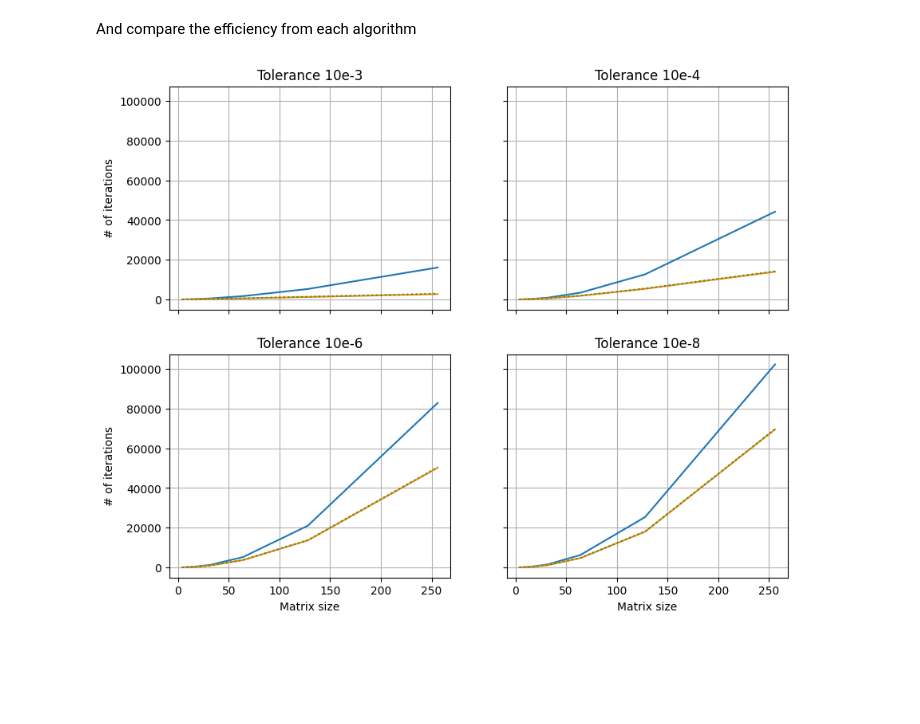
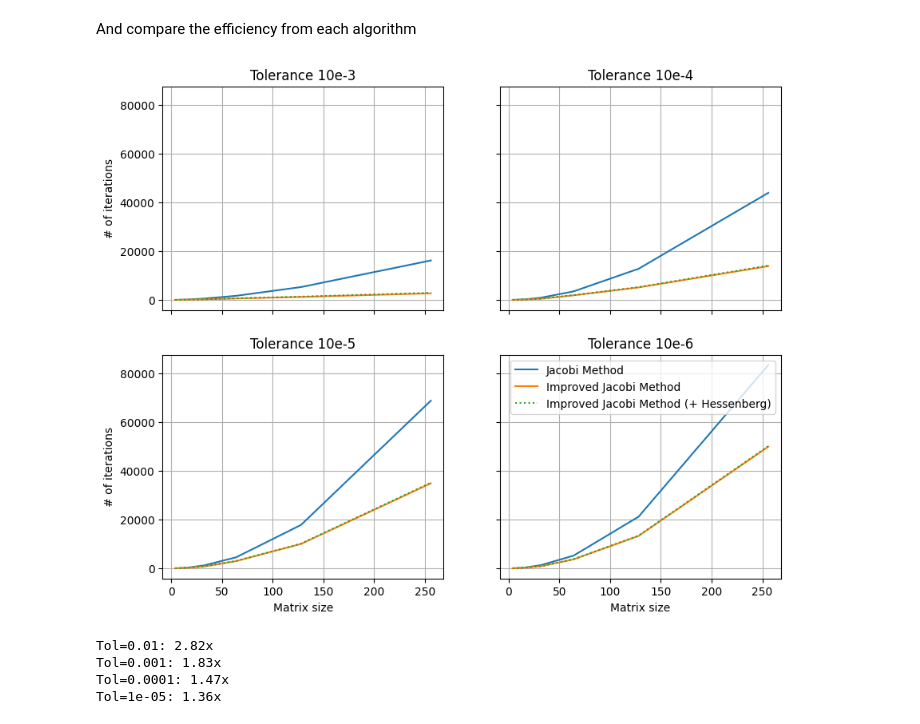
Before and after one commit to Fnixya/Go_Practice, a Jupyter notebook: opt4/Extra_Assigment_04.ipynb, the cells around one changed output. Saved outputs shown, nothing was run; the diff lists cells and outputs as text; code cells hidden in the pictures; blank space fills up the shorter version.

```diff
--- a/opt4/Extra_Assigment_04.ipynb
+++ b/opt4/Extra_Assigment_04.ipynb
@@ -93,15 +93,6 @@ class JacobiMethod():
 def jacobi_method(A: np.ndarray, tol=10e-4):
     """
     Jacobi method for finding eigenvalues and eigenvectors of a matrix A.
-
-    Args:
-    - A (numpy.ndarray): A square matrix (nxn).
-    - tol (float): The tolerance for convergence.
-
-    Returns:
-    - V (numpy.ndarray): Matrix of eigenvectors.
-    - D (numpy.ndarray): Diagonal matrix of eigenvalues.
-    - it (int): Number of iterations.
     """
     # Initialize V, D, and parameters:
     n = A.shape[0]
@@ -149,7 +140,7 @@ And compare the efficiency from each algorithm
 # %%
 jm_results = []
 tjm_results = []
-tols = [10e-3, 10e-4, 10e-6, 10e-8]
+tols = [10e-3, 10e-4, 10e-5, 10e-6]
 for i in range(len(tols)):
     jm_results.append([])
     tjm_results.append([])
@@ -158,36 +149,37 @@ for i in range(len(tols)):
         tjm_results[i].append(tri_jacobi_method(A, tols[i])[2])
 # %%
 import matplotlib.pyplot as plt
-
-# tol_index=1
-# jm_it = jm_results[tol_index]
-# tjm_it = tjm_results[tol_index]
-# print(f"N\tJacobi\tTri-J\tTri-J+N")
-# for n, i, j in zip(N_values, jm_it, tjm_it):
-#     print(f"{n}\t{i}\t{j}\t{j+n-2}")
 
 fig, axs = plt.subplots(2, 2, gridspec_kw={'width_ratios': [1, 1]}, figsize=(10, 8), sharex=True, sharey=True)
 titles = [
     'Tolerance 10e-3',
     'Tolerance 10e-4',
-    'Tolerance 10e-6',
-    'Tolerance 10e-8'
+    'Tolerance 10e-5',
+    'Tolerance 10e-6'
 ]
 for i in range(len(tols)):
     axs[int(i/2), i%2].plot(N_values, jm_results[i], '-', label='Jacobi Method')
     axs[int(i/2), i%2].plot(N_values, tjm_results[i], '-', label='Improved Jacobi Method')
     axs[int(i/2), i%2].plot(N_values, [k+j-2 for k, j in zip(tjm_results[i], N_values)], ':', label='Improved Jacobi Method (+ Hessenberg)')
     axs[int(i/2), i%2].set_title(titles[i])
 
 for ax in axs.flat:
     ax.grid(True)
     ax.set(xlabel='Matrix size', ylabel='# of iterations')
 
 # Hide x labels and tick labels for top plots and y ticks for right plots.
 for ax in axs.flat:
     ax.label_outer()
 
 plt.legend()
 plt.show()
+
+for tol, jm, tjm in zip(tols, jm_results, tjm_results):
+    ratios = [i/j for i, j in zip(jm, tjm)]
+    print(f"Tol={tol}: {np.mean(ratios):.2f}x")
 # %% [output]
-[figure, old version]
+[figure, new version]
+Tol=0.01: 2.82x
+Tol=0.001: 1.83x
+Tol=0.0001: 1.47x
+Tol=1e-05: 1.36x
```
Also changed, not shown: parts of 2 cells of this notebook, 1 other file.
